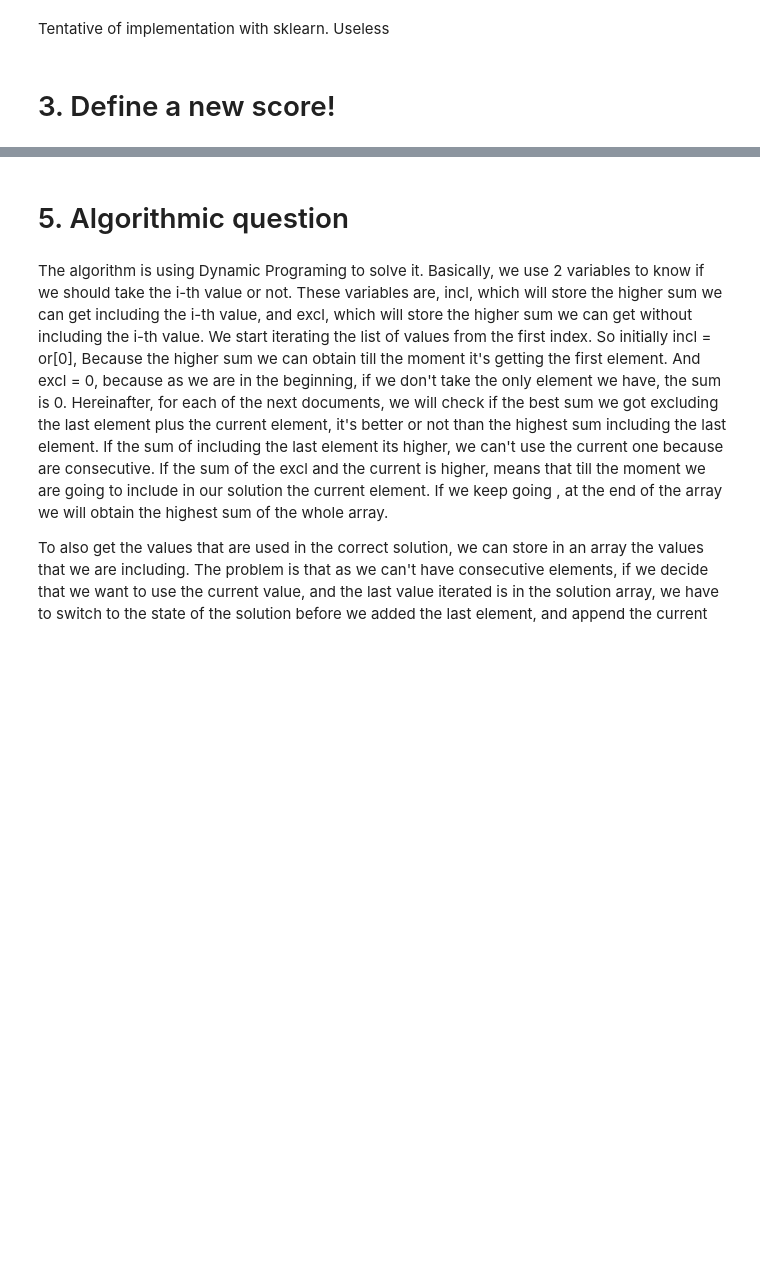
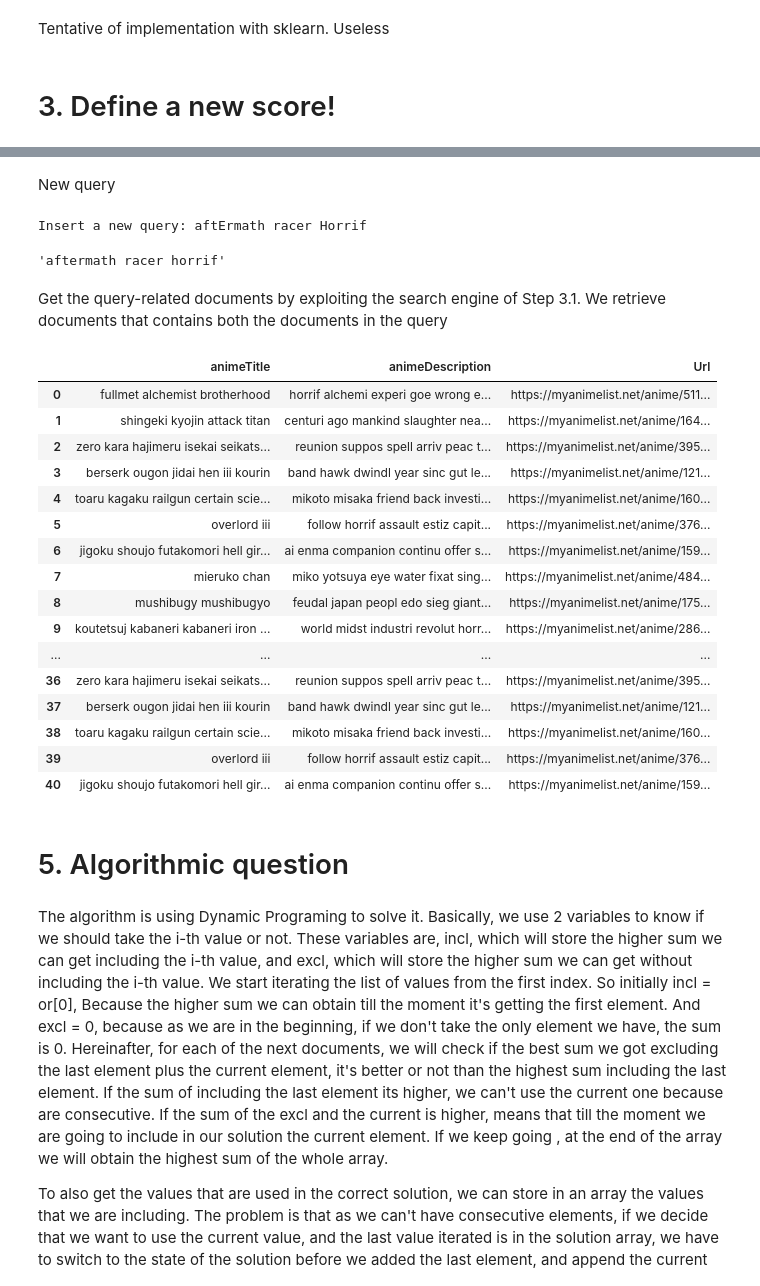
Before and after one commit to michele1783/ADM-HW3, a Jupyter notebook: Homework.ipynb, the cells around one changed output, grey strips where cells are left out. Saved outputs shown, nothing was run; the diff lists cells and outputs as text; code cells hidden in the pictures; blank space fills up the shorter version.

```diff
--- a/Homework.ipynb
+++ b/Homework.ipynb
@@ -285,9 +280,9 @@ cleanQString
 # %%
 data1 = data.copy()
 # %%
-data1['animeTitle'] = data1.animeTitle.apply(lambda x: cleaner(x))
-data1['animeDescription'] = data1.animeDescription.apply(lambda x: cleaner(x))
-data1['animeRelated'] = data1.animeRelated.apply(lambda x: cleaner(x))
+data1['animeTitle'] = data1.animeTitle.apply(lambda x: fun.cleaner(x))
+data1['animeDescription'] = data1.animeDescription.apply(lambda x: fun.cleaner(x))
+data1['animeRelated'] = data1.animeRelated.apply(lambda x: fun.cleaner(x))
 #data1['animeVoices'] = data1.animeVoices.apply(lambda x: cleaner(x))
 #data1['animeStaff'] = data1.animeStaff.apply(lambda x: cleaner(x))
 # %%
@@ -344,7 +316,40 @@ b_file = json.dump(vocabulary2, b_file)
 b_file = open("vocabulary2.json", "r")
 vocabulary2 = json.load(b_file)
 # %%
-inv_lst3 = inverted_list_3(vocabulary2, data1)
+inv_lst3 = fun.create_inverted_list(vocabulary2)
+# %% [markdown]
+New query
+# %%
+query2 = input("Insert a new query: ")
+# %% [output]
+Insert a new query: aftErmath racer Horrif
+# %%
+query2 = fun.cleaner(query2)
+query2
+# %% [output]
+'aftermath racer horrif'
+# %% [markdown]
+Get the query-related documents by exploiting the search engine of Step 3.1. We retrieve documents that contains both the documents in the query
+# %%
+fun.Search1(query2, vocabulary2, data1, inv_lst3)
+# %% [output]
+|  | animeTitle | animeDescription | Url |
+| 0 | fullmet alchemist brotherhood | horrif alchemi experi goe wrong e... | https://myanimelist.net/anime/511... |
+| 1 | shingeki kyojin attack titan | centuri ago mankind slaughter nea... | https://myanimelist.net/anime/164... |
+| 2 | zero kara hajimeru isekai seikats... | reunion suppos spell arriv peac t... | https://myanimelist.net/anime/395... |
+| 3 | berserk ougon jidai hen iii kourin | band hawk dwindl year sinc gut le... | https://myanimelist.net/anime/121... |
+| 4 | toaru kagaku railgun certain scie... | mikoto misaka friend back investi... | https://myanimelist.net/anime/160... |
+| 5 | overlord iii | follow horrif assault estiz capit... | https://myanimelist.net/anime/376... |
+| 6 | jigoku shoujo futakomori hell gir... | ai enma companion continu offer s... | https://myanimelist.net/anime/159... |
+| 7 | mieruko chan | miko yotsuya eye water fixat sing... | https://myanimelist.net/anime/484... |
+| 8 | mushibugy mushibugyo | feudal japan peopl edo sieg giant... | https://myanimelist.net/anime/175... |
+| 9 | koutetsuj kabaneri kabaneri iron ... | world midst industri revolut horr... | https://myanimelist.net/anime/286... |
+| ... | ... | ... | ... |
+| 36 | zero kara hajimeru isekai seikats... | reunion suppos spell arriv peac t... | https://myanimelist.net/anime/395... |
+| 37 | berserk ougon jidai hen iii kourin | band hawk dwindl year sinc gut le... | https://myanimelist.net/anime/121... |
+| 38 | toaru kagaku railgun certain scie... | mikoto misaka friend back investi... | https://myanimelist.net/anime/160... |
+| 39 | overlord iii | follow horrif assault estiz capit... | https://myanimelist.net/anime/376... |
+| 40 | jigoku shoujo futakomori hell gir... | ai enma companion continu offer s... | https://myanimelist.net/anime/159... |
 # %% [markdown]
 # 5. Algorithmic question
 # %% [markdown]
```
Also changed, not shown: parts of 6 cells of this notebook.
